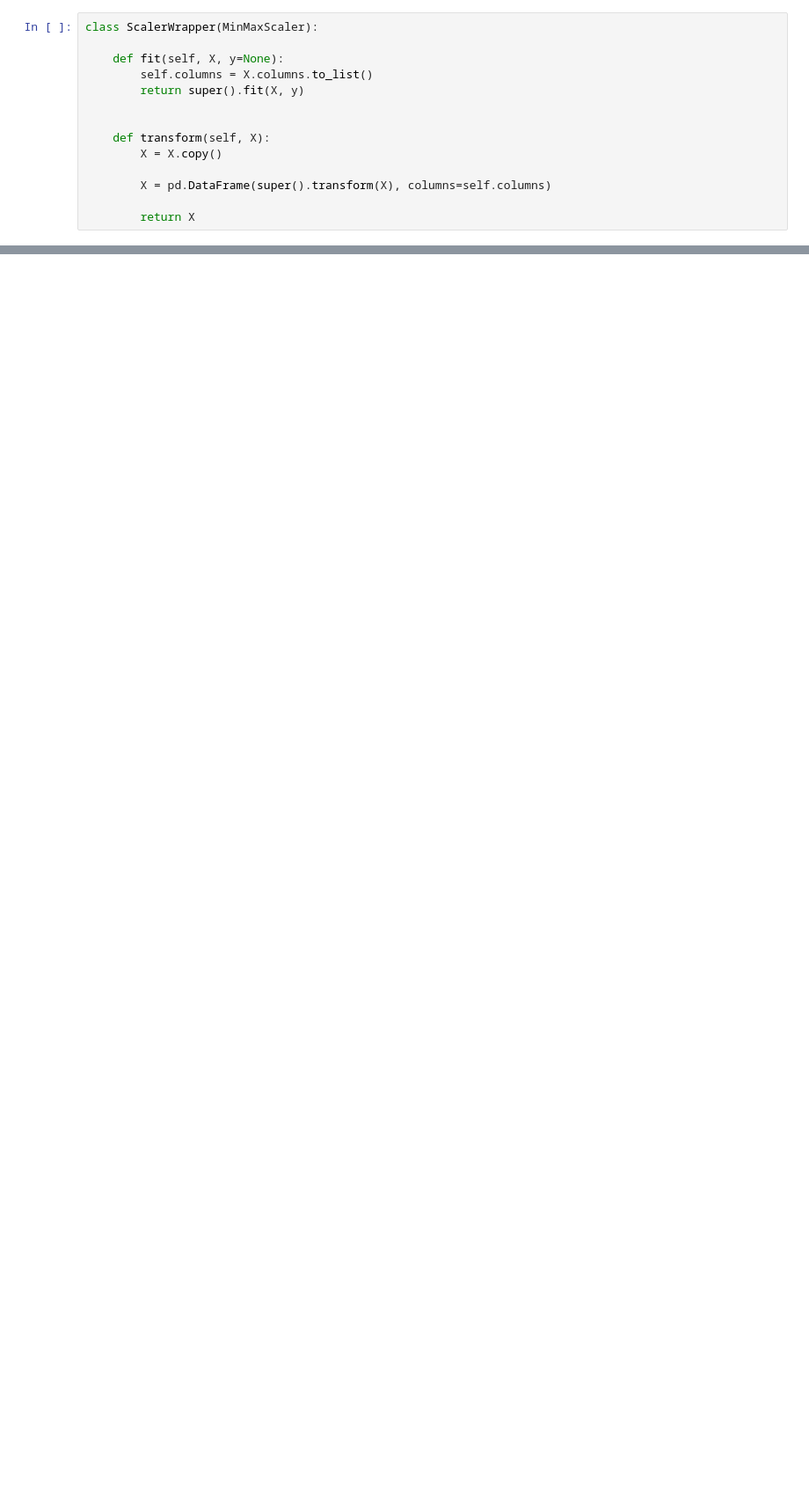
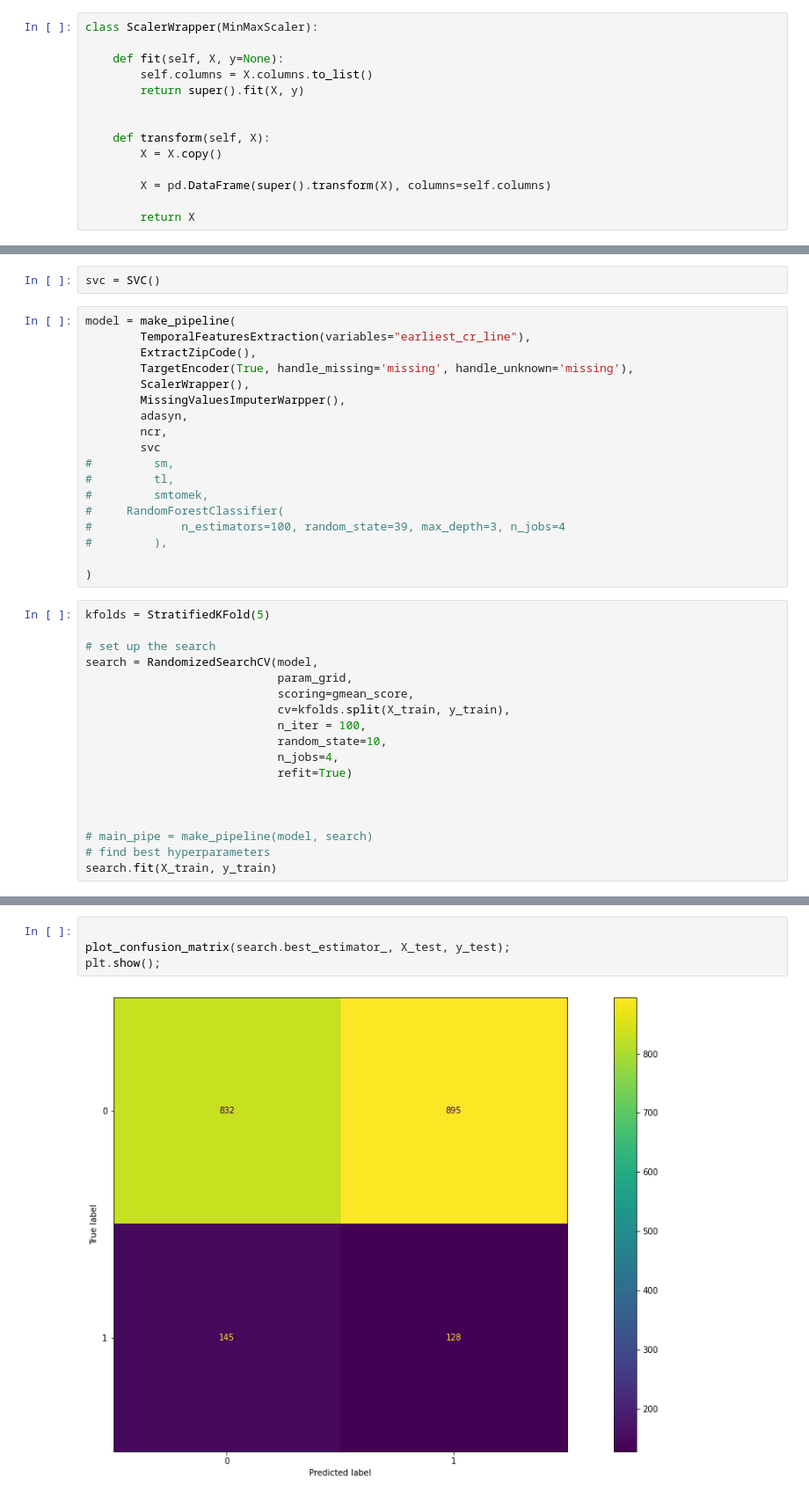
Before and after one commit to OuedraogoAbdoul/loan_prediction, a Jupyter notebook: notebooks/CustomTransformerloan_data_analysis.ipynb, the cells around one changed output, grey strips where cells are left out. Shown at 88% size. Drawn from its saved outputs; the diff is of its cells as text; blank space fills up the shorter version.

```diff
--- a/notebooks/CustomTransformerloan_data_analysis.ipynb
+++ b/notebooks/CustomTransformerloan_data_analysis.ipynb
@@ -327,0 +447,38 @@ Text(0.5, 0, 'Hyperparameter space')
+# %%
+svc = SVC()
+# %%
+model = make_pipeline(
+        TemporalFeaturesExtraction(variables="earliest_cr_line"),
+        ExtractZipCode(),
+        TargetEncoder(True, handle_missing='missing', handle_unknown='missing'),
+        ScalerWrapper(),
+        MissingValuesImputerWarpper(),
+        adasyn,
+        ncr,
+        svc
+#         sm,
+#         tl,
+#         smtomek,
+#     RandomForestClassifier(
+#             n_estimators=100, random_state=39, max_depth=3, n_jobs=4
+#         ),
+
+)
+# %%
+kfolds = StratifiedKFold(5)
+
+# set up the search
+search = RandomizedSearchCV(model,
+                            param_grid,
+                            scoring=gmean_score,
+                            cv=kfolds.split(X_train, y_train),
+                            n_iter = 100,
+                            random_state=10,
+                            n_jobs=4,
+                            refit=True)
+
+
+
+# main_pipe = make_pipeline(model, search)
+# find best hyperparameters
+search.fit(X_train, y_train)
@@ -327,0 +546,6 @@ Text(0.5, 0, 'Hyperparameter space')
+# %%
+
+plot_confusion_matrix(search.best_estimator_, X_test, y_test);
+plt.show();
+# %% [output]
+[figure, added]
```
Also changed, not shown: parts of 29 cells of this notebook.
